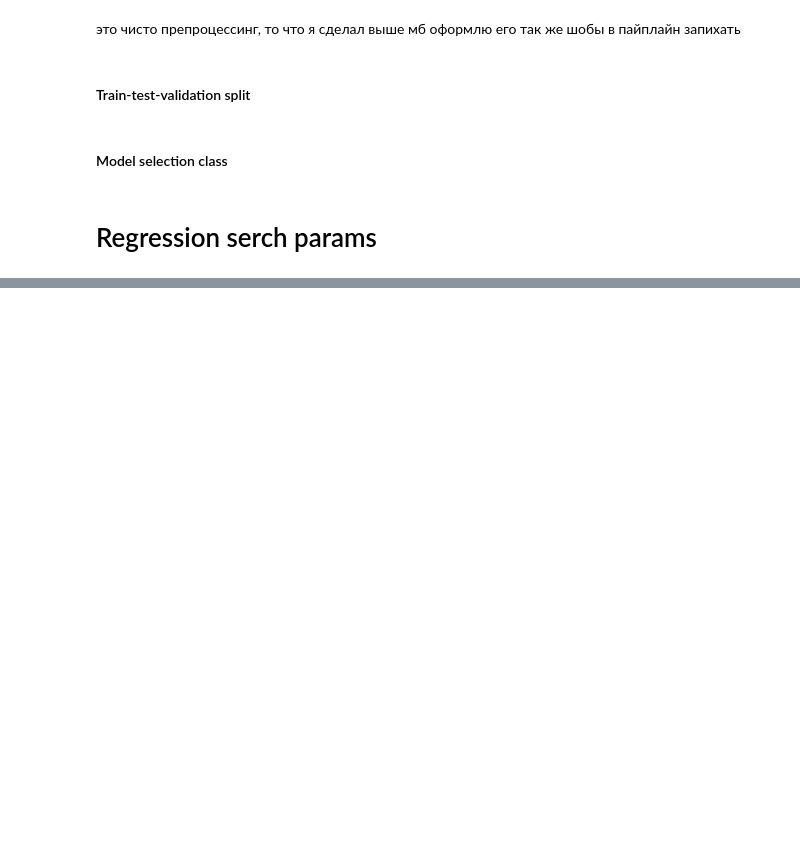
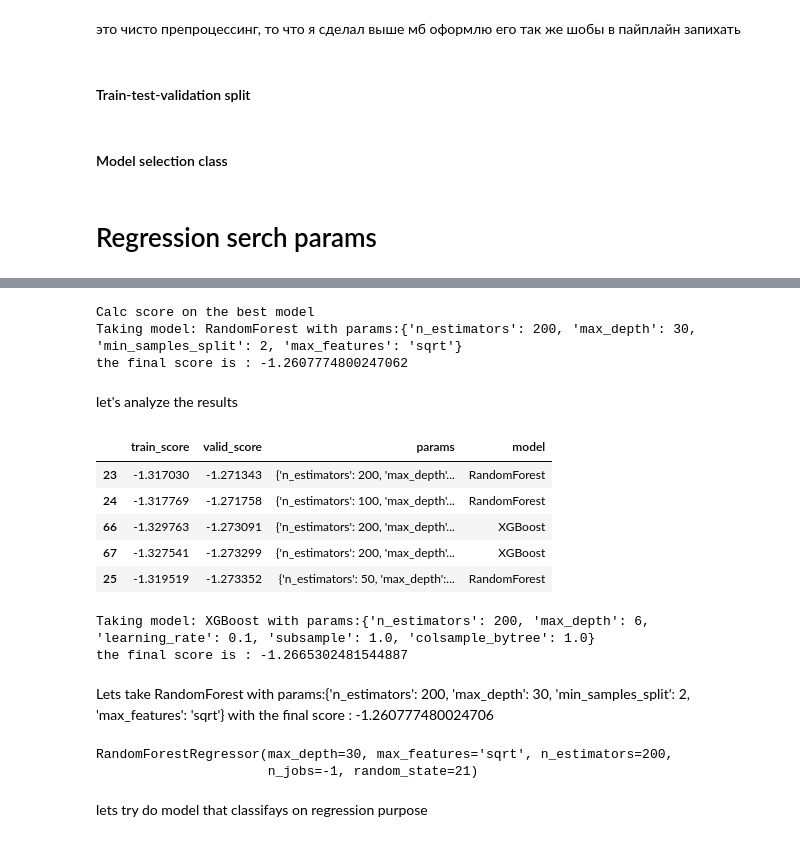
Before and after one commit to gordyay/food-nutrition-module, a Jupyter notebook: src/research.ipynb, the cells around one changed output, grey strips where cells are left out. Drawn from its saved outputs; the diff is of its cells as text; code cells hidden in the pictures; blank space fills up the shorter version.

```diff
--- a/src/research.ipynb
+++ b/src/research.ipynb
@@ -562,3 +509,11 @@ grid_dict = {
 # %%
-select_parametrs(X,y,estimators,estimators_name, grid_dict, scoring='neg_root_mean_squared_error')
+scoring='neg_root_mean_squared_error'
+
+
+splitter = TrainValidationTest(stratified=False)
+X_train, X_valid, X_test, y_train, y_valid, y_test = splitter.split(X, y)
+search_parametrs= ModelSelection(estimators,estimators_name, grid_dict, scoring)
+result_serching=search_parametrs.choose(X_train, y_train, X_valid, y_valid)
+X_comb=pd.concat([X_train, X_valid], axis=0, ignore_index=True)
+y_comb=pd.concat([y_train, y_valid], axis=0, ignore_index=True)
 # %% [output]
@@ -611,0 +548,43 @@ the final score is : -1.287821723812737
+# %%
+print("Calc score on the best model")
+
+best_model_name = result_serching.iloc[0]['model']
+best_estimator = estimators[estimators_name.index(best_model_name)]
+params= result_serching.iloc[0]['params']
+print(f'Taking model: {best_model_name} with params:{params}')
+fit_score(best_estimator, params, X_comb,y_comb, X_test,y_test, scoring=scoring)
+# %% [output]
+Calc score on the best model
+Taking model: RandomForest with params:{'n_estimators': 200, 'max_depth': 30, 'min_samples_split': 2, 'max_features': 'sqrt'}
+the final score is : -1.2607774800247062
+# %% [markdown]
+let's analyze the results
+# %%
+result_serching.head()
+# %% [output]
+|  | train_score | valid_score | params | model |
+| 23 | -1.317030 | -1.271343 | {'n_estimators': 200, 'max_depth'... | RandomForest |
+| 24 | -1.317769 | -1.271758 | {'n_estimators': 100, 'max_depth'... | RandomForest |
+| 66 | -1.329763 | -1.273091 | {'n_estimators': 200, 'max_depth'... | XGBoost |
+| 67 | -1.327541 | -1.273299 | {'n_estimators': 200, 'max_depth'... | XGBoost |
+| 25 | -1.319519 | -1.273352 | {'n_estimators': 50, 'max_depth':... | RandomForest |
+# %%
+model_name = result_serching.iloc[2]['model']
+estimator = estimators[estimators_name.index(model_name)]
+params= result_serching.iloc[2]['params']
+print(f'Taking model: {model_name} with params:{params}')
+fit_score(estimator, params, X_comb, y_comb, X_test, y_test, scoring=scoring)
+# %% [output]
+Taking model: XGBoost with params:{'n_estimators': 200, 'max_depth': 6, 'learning_rate': 0.1, 'subsample': 1.0, 'colsample_bytree': 1.0}
+the final score is : -1.2665302481544887
+# %% [markdown]
+Lets take  RandomForest with params:{'n_estimators': 200, 'max_depth': 30, 'min_samples_split': 2, 'max_features': 'sqrt'}
+with the final score : -1.260777480024706
+# %%
+RandomForestRegressor_model=RandomForestRegressor(random_state=21, n_jobs=-1)
+RandomForestRegressor_model.set_params(**(result_serching.iloc[0]['params']))
+# %% [output]
+RandomForestRegressor(max_depth=30, max_features='sqrt', n_estimators=200,
+                      n_jobs=-1, random_state=21)
+# %% [markdown]
+lets try do model that classifays on regression purpose
```
Also changed, not shown: parts of 18 cells of this notebook, 1 other file.
